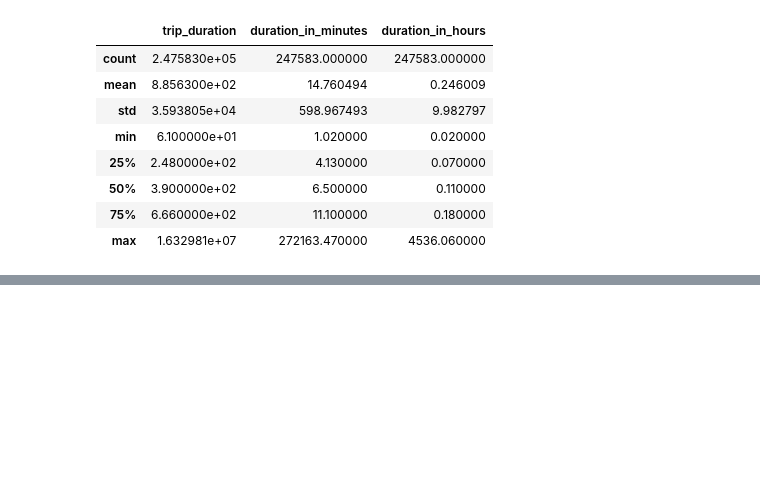
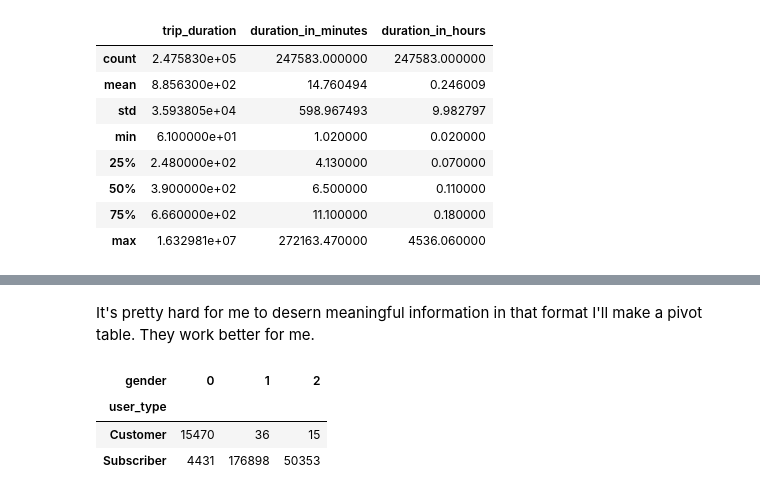
Before and after one commit to thamasmorethelen/citi_bike_project, a Jupyter notebook: Untitled.ipynb, the cells around one changed output, grey strips where cells are left out. Cells and saved outputs as stored; diff of their text form; code cells hidden in the pictures; blank space fills up the shorter version.

```diff
--- a/Untitled.ipynb
+++ b/Untitled.ipynb
@@ -208,0 +256,11 @@ I had to do some digging to find out how long a ride could be as it isn't stated
+# %% [markdown]
+It's pretty hard for me to desern meaningful information in that format I'll make a pivot table. They work better for me.
+# %%
+user_type_gender = bike_df.groupby(['gender', 'user_type']).id.count().reset_index()
+user_type_gender_pivot = user_type_gender.pivot(columns='gender', values='id', index='user_type')
+user_type_gender_pivot
+# %% [output]
+| gender | 0 | 1 | 2 |
+| user_type |  |  |  |
+| Customer | 15470 | 36 | 15 |
+| Subscriber | 4431 | 176898 | 50353 |
```
Also changed, not shown: parts of 20 cells of this notebook.
